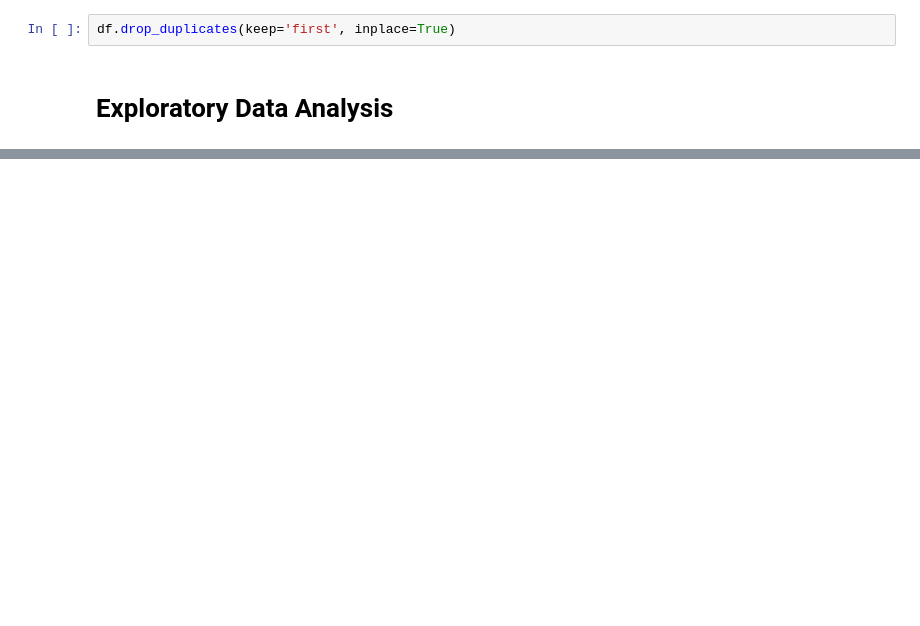
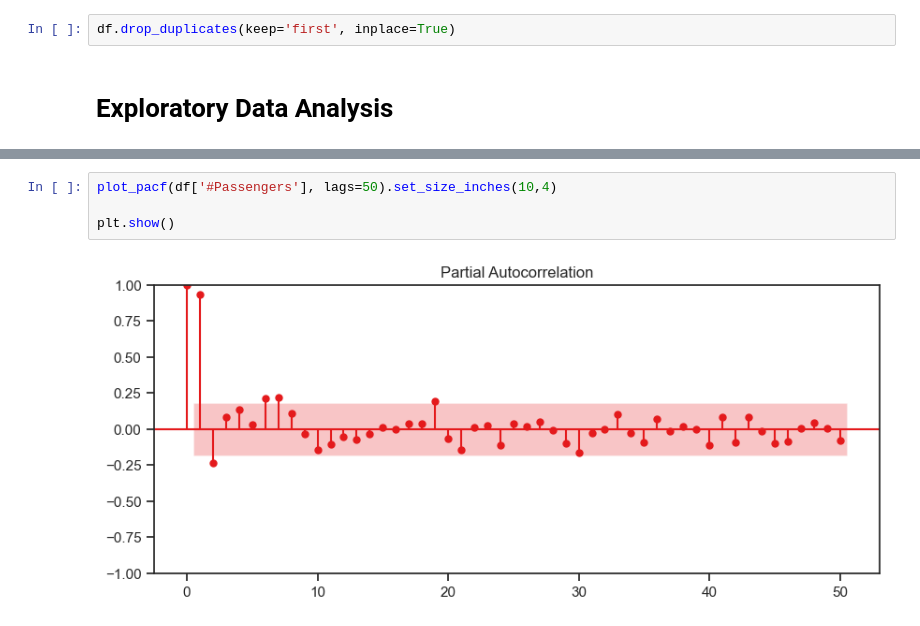
Before and after one commit to iamblack08/Air-passenger-prediction, a Jupyter notebook: main.ipynb, the cells around one changed output, grey strips where cells are left out. Drawn from its saved outputs; the diff is of its cells as text; blank space fills up the shorter version.

```diff
--- a/main.ipynb
+++ b/main.ipynb
@@ -125,0 +132,6 @@ plt.show()
+# %%
+plot_pacf(df['#Passengers'], lags=50).set_size_inches(10,4)
+
+plt.show()
+# %% [output]
+[figure, added]
```
Also changed, not shown: parts of 18 cells of this notebook, 3 other files.
